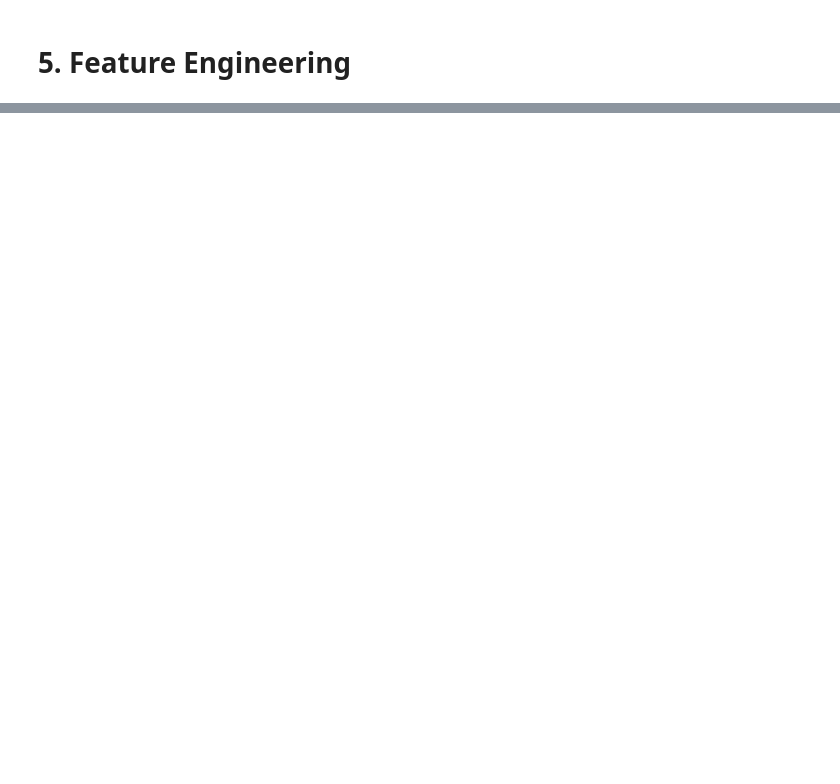
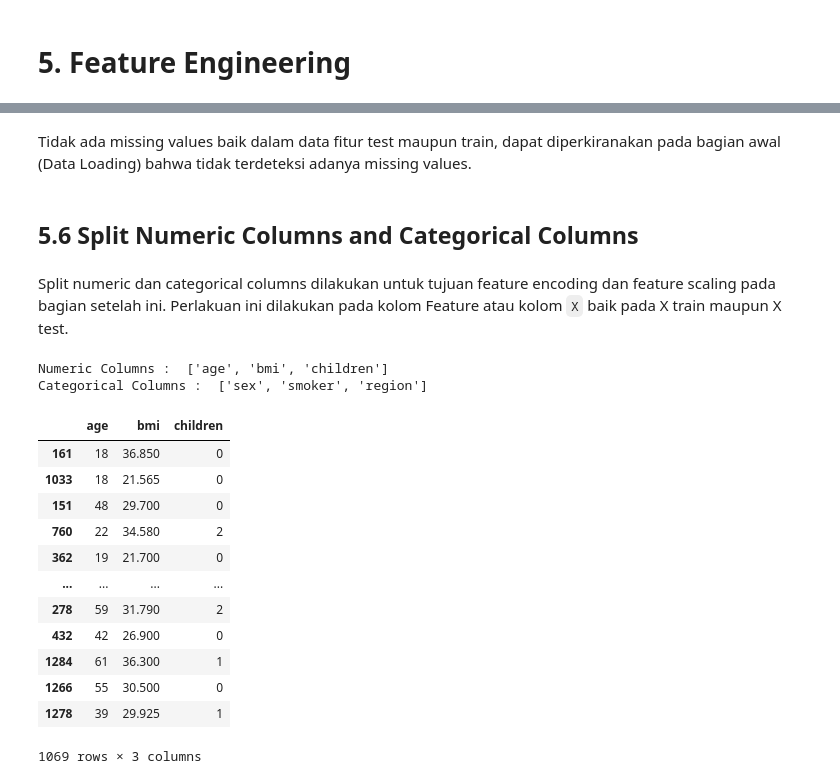
Before and after one commit to Ediashta-Narendra/Insurance-Premium-Prediction, a Jupyter notebook: h8dsft_ngc_ml_w1.ipynb, the cells around one changed output, grey strips where cells are left out. Cells and saved outputs as stored; diff of their text form; code cells hidden in the pictures; blank space fills up the shorter version.

```diff
--- a/h8dsft_ngc_ml_w1.ipynb
+++ b/h8dsft_ngc_ml_w1.ipynb
@@ -243,0 +463,42 @@ plt.show()
+# %% [markdown]
+Tidak ada missing values baik dalam data fitur test maupun train, dapat diperkiranakan pada bagian awal (Data Loading) bahwa tidak terdeteksi adanya missing values.
+# %% [markdown]
+## 5.6 Split Numeric Columns and Categorical Columns
+# %% [markdown]
+Split numeric dan categorical columns dilakukan untuk tujuan feature encoding dan feature scaling pada bagian setelah ini. Perlakuan ini dilakukan pada kolom Feature atau kolom `X` baik pada X train maupun X test.
+# %%
+# Get numeric and categorical column for decoding and scaling
+
+num_columns = X_train.select_dtypes(include = np.number).columns.tolist()
+
+cat_columns = X_train.select_dtypes(include = ['object']).columns.tolist()
+
+print('Numeric Columns : ', num_columns)
+print('Categorical Columns : ', cat_columns)
+# %% [output]
+Numeric Columns :  ['age', 'bmi', 'children']
+Categorical Columns :  ['sex', 'smoker', 'region']
+# %%
+#put numerical and categorical columns to train and test
+
+X_train_num = X_train[num_columns]
+X_test_num = X_test[num_columns]
+
+X_train_cat = X_train[cat_columns]
+X_test_cat = X_test[cat_columns]
+
+X_train_num
+# %% [output]
+|  | age | bmi | children |
+| 161 | 18 | 36.850 | 0 |
+| 1033 | 18 | 21.565 | 0 |
+| 151 | 48 | 29.700 | 0 |
+| 760 | 22 | 34.580 | 2 |
+| 362 | 19 | 21.700 | 0 |
+| ... | ... | ... | ... |
+| 278 | 59 | 31.790 | 2 |
+| 432 | 42 | 26.900 | 0 |
+| 1284 | 61 | 36.300 | 1 |
+| 1266 | 55 | 30.500 | 0 |
+| 1278 | 39 | 29.925 | 1 |
+1069 rows × 3 columns
```
Also changed, not shown: parts of 70 cells of this notebook, 7 other files.
